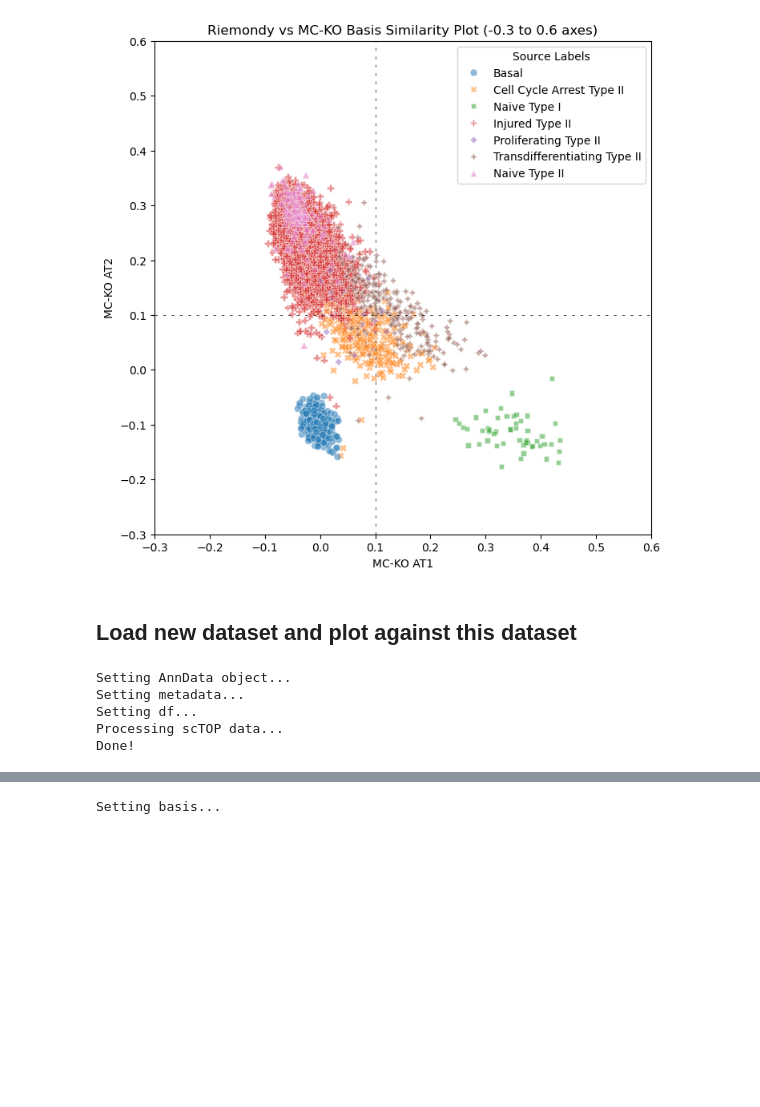
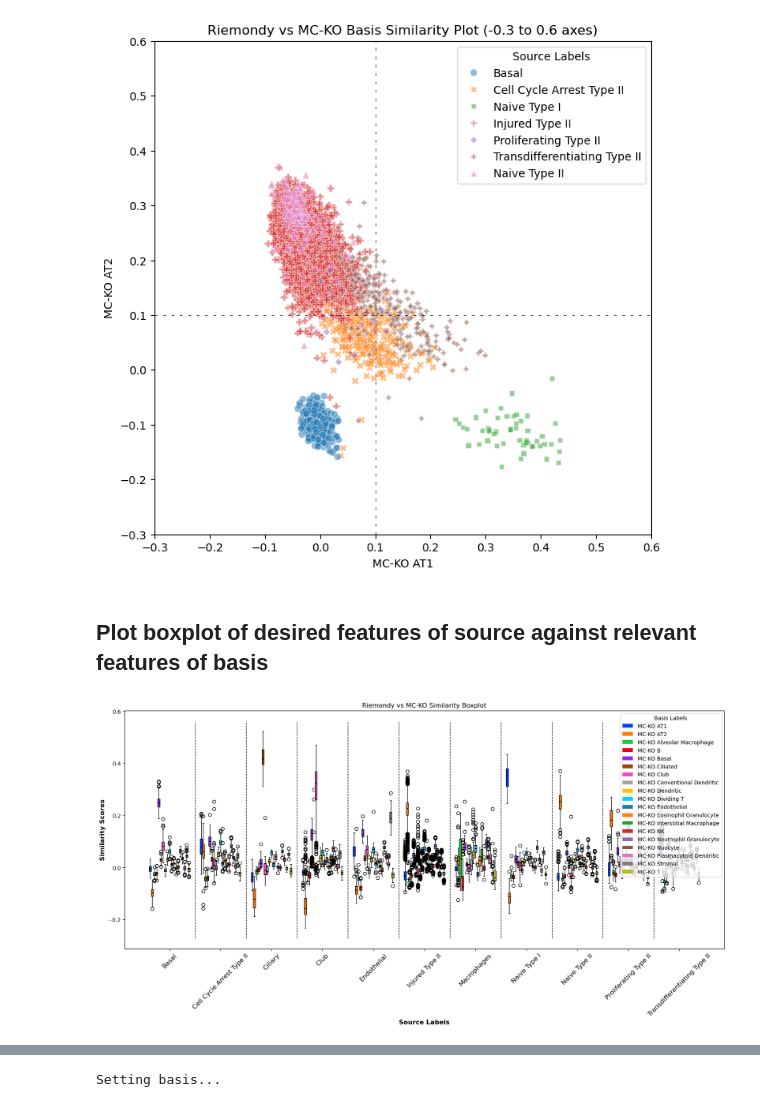
Before and after one commit to EitanVilker/Transdifferentiating-AT2, a Jupyter notebook: scTOP Vignette 1- Basics.ipynb, the cells around one changed output, grey strips where cells are left out. Drawn from its saved outputs; the diff is of its cells as text; code cells hidden in the pictures; blank space fills up the shorter version.

Commit message:
Completed first two vignettes, added correlation testing for bases

```diff
--- a/scTOP_Vignettes.ipynb
+++ b/scTOP Vignette 1- Basics.ipynb
@@ -219,13 +142,17 @@ plt.title("Riemondy vs MC-KO Basis Similarity Plot (-0.3 to 0.6 axes)")
 plt.show()
 # %% [output]
 [figure]
-# %% [markdown]
-## Load new dataset and plot against this dataset
-# %%
-strunzObj = TopObject.TopObject("Strunz", manualInit=False)
-# %% [output]
-Setting AnnData object...
-Setting metadata...
-Setting df...
-Processing scTOP data...
-Done!
+# %% [markdown]
+## Plot boxplot of desired features of source against relevant features of basis
+# %%
+# First step: Create map of basis labels to the projections of cells with each source label onto said basis labels
+riemondySimilarityMap = SimilarityHelper.getMatchingProjections(riemondyObj)
+
+# Second step: Set basic parameters like plot size and title and generate boxplot
+fig, ax = plt.subplots(figsize=(20, 8))
+plt.title("Riemondy vs MC-KO Similarity Boxplot")
+SimilarityHelper.similarityBoxplot(ax, riemondySimilarityMap)
+# plt.savefig('/Your/Path/Here.png')
+plt.show()
+# %% [output]
+[figure, added]
```
Also changed, not shown: parts of 21 cells of this notebook, 3 other files.
